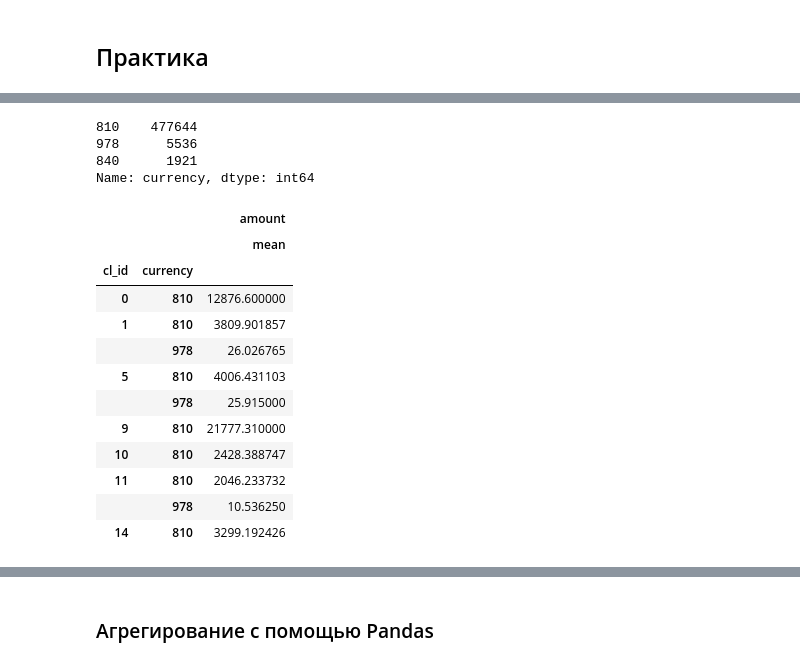
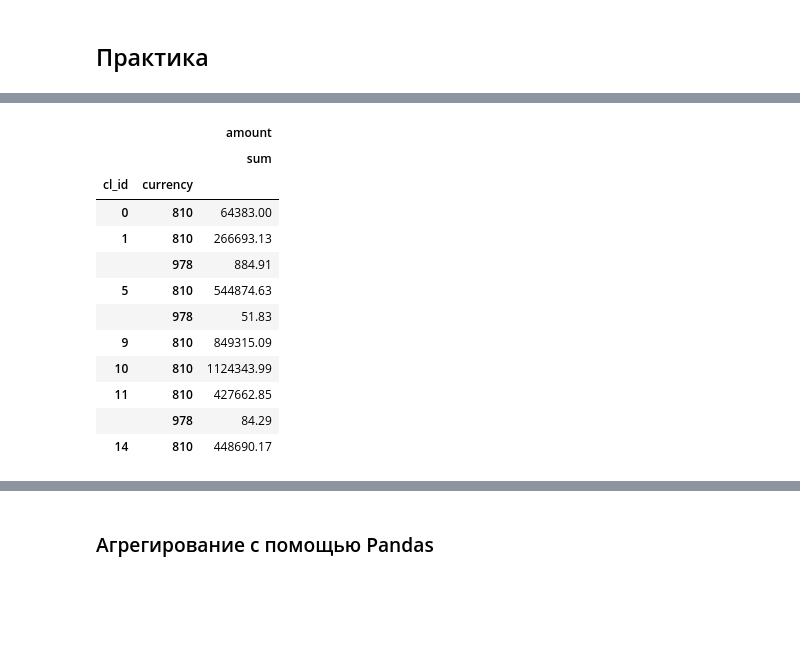
Before and after one commit to aksaxir/data_science, a Jupyter notebook: netology_FE/hw2.ipynb, the cells around one changed output, grey strips where cells are left out. Saved outputs shown, nothing was run; the diff lists cells and outputs as text; code cells hidden in the pictures; blank space fills up the shorter version.

```diff
--- a/netology_FE/hw2.ipynb
+++ b/netology_FE/hw2.ipynb
@@ -21,7 +21,7 @@ import datetime
 
 Колонка cl_id содержит вутренний id клиента. Для каждого уникальнго cl_id следует предсказать продолжит ли клиент пользоваться продуктом (target_flag). Значение 0 соответствует отказу, а значение 1 соответствует продолжению использования
 # %%
-raw_df = pd.read_csv('rosbank_train.csv')
+raw_df = pd.read_csv(r'd:\Dwnld\DataScience_Netology_2018-2019\Feature_Engineering\FE 2\rosbank_train.csv')
 raw_df.head(5)
 # target_sum - можно выкинуть, переменная участвует в другой задаче
 # %% [output]
@@ -95,38 +73,30 @@ raw_df.head()
 | 2 | 01/12/2017 | 0 | 5921 | NaN | 810 | 05DEC17:00:00:00 | 767.0 | POS | 0 | ... |
 | 3 | 01/10/2017 | 0 | 5411 | NaN | 810 | 21OCT17:00:00:00 | 2031.0 | POS | 0 | ... |
 | 4 | 01/10/2017 | 0 | 6012 | NaN | 810 | 24OCT17:13:14:24 | 36562.0 | C2C_OUT | 0 | ... |
-# %%
-raw_df['currency'].value_counts().head(3)
-# %% [output]
-810    477644
-978      5536
-840      1921
-Name: currency, dtype: int64
 # %%
 raw_df_grouped = raw_df[raw_df.currency.isin([810,978,840])][
     ['cl_id', 'amount', 'currency']
-].groupby(['cl_id', 'currency']).agg(['mean'])
+].groupby(['cl_id', 'currency']).agg(['sum'])
 
 # raw_df[~raw_df.cl_id.isin(cl_ids_test)]
 
 # aggregated_dataset = raw_df_grouped.unstack().fillna(0)
 # aggregated_dataset = raw_df_grouped.unstack()
 raw_df_grouped.head(10)
-# raw_df_grouped['currency'].unique()
 # %% [output]
 |  |  | amount |
-|  |  | mean |
+|  |  | sum |
 | cl_id | currency |  |
-| 0 | 810 | 12876.600000 |
-| 1 | 810 | 3809.901857 |
-|  | 978 | 26.026765 |
-| 5 | 810 | 4006.431103 |
-|  | 978 | 25.915000 |
-| 9 | 810 | 21777.310000 |
-| 10 | 810 | 2428.388747 |
-| 11 | 810 | 2046.233732 |
-|  | 978 | 10.536250 |
-| 14 | 810 | 3299.192426 |
+| 0 | 810 | 64383.00 |
+| 1 | 810 | 266693.13 |
+|  | 978 | 884.91 |
+| 5 | 810 | 544874.63 |
+|  | 978 | 51.83 |
+| 9 | 810 | 849315.09 |
+| 10 | 810 | 1124343.99 |
+| 11 | 810 | 427662.85 |
+|  | 978 | 84.29 |
+| 14 | 810 | 448690.17 |
 # %%
 def transaction_by_day_count(dataset):
     dataset['day_of_transaction'] = dataset['TRDATETIME'].apply(
```
Also changed, not shown: parts of 26 cells of this notebook.
